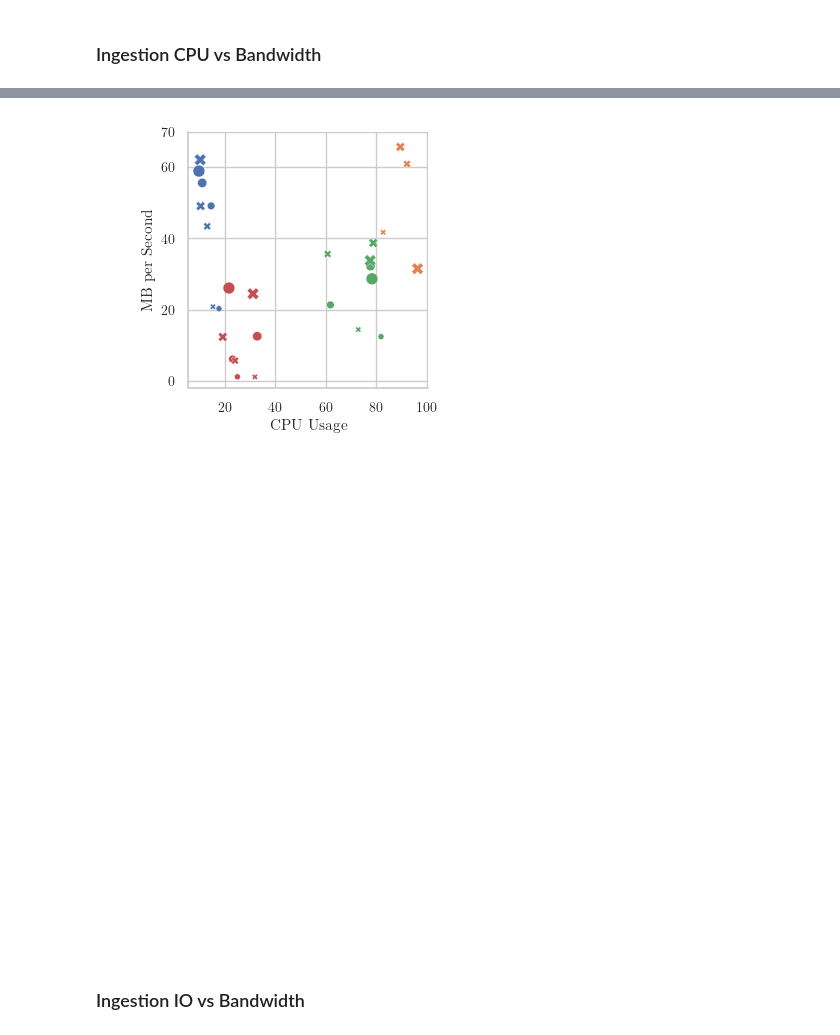
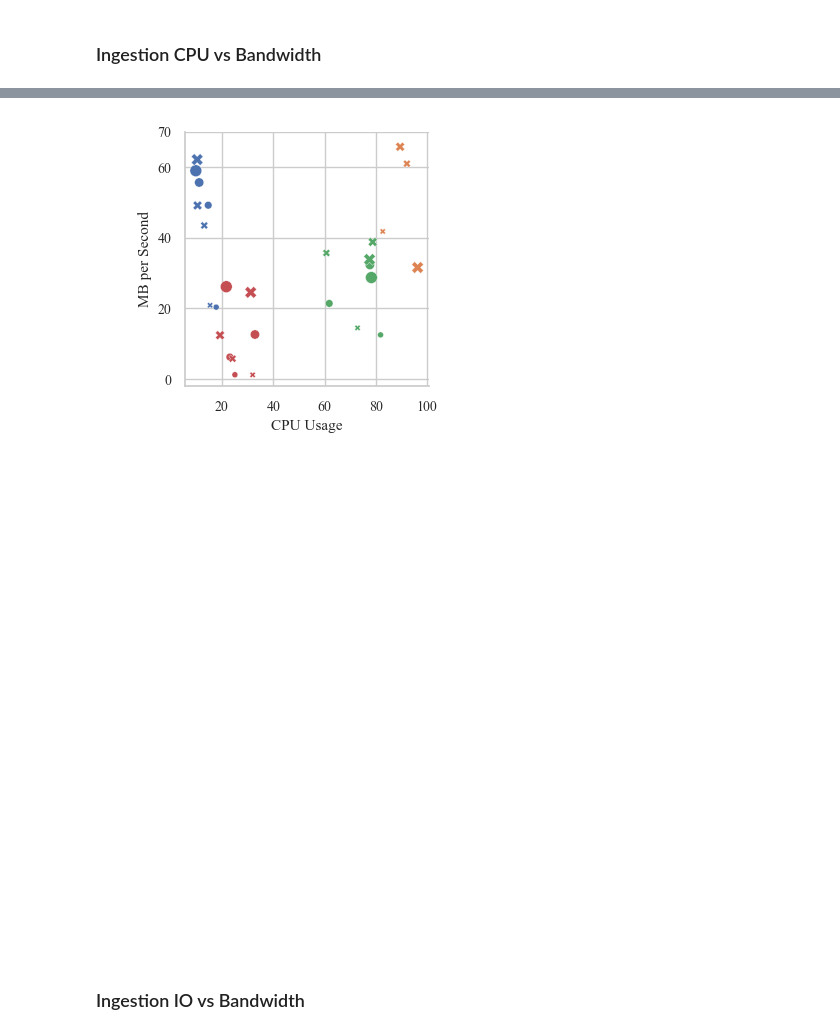
Before and after one commit to sandrosano/SciTS, a Jupyter notebook: Jupyter/!current__BenchmarkAnalysis_2025_3.ipynb, the cells around one changed output, grey strips where cells are left out. Cells and saved outputs as stored; diff of their text form; code cells hidden in the pictures.

```diff
--- a/Jupyter/!current__BenchmarkAnalysis_2025_3.ipynb
+++ b/Jupyter/!current__BenchmarkAnalysis_2025_3.ipynb
@@ -10,11 +10,12 @@
 # %%
 %matplotlib widget
 
-pathData = '/home/sandro/KIT/Messungen/Messung-Dec24/'
-path = '/home/sandro/Opi-Workspace/Paper-SciTS/newgraphs/'
+pathData = 'C:\\Users\\User\\kit-ipe-sciTS\\Messungen\\Messung-Dec24\\'
+path = 'C:\\Users\\User\\Workspace-PaperSciTS\\Paper-SciTS\\newgraphs\\'
 form = 'pdf'  # 'png' 'pdf' form
 formString = '.pdf'  # '.png' '.pdf' ''+formString
 
+import shutil
 import pandas as pd
 import numpy as np
 import plotly.express as px
@@ -46,11 +47,13 @@ sns.color_palette("deep")
 print(sns.color_palette("deep").as_hex())
 print("blue orange green red")
 
+latex_available = shutil.which("latex") is not None
 
 tex_fonts = {
-    # Use LaTeX to write all text
-    "text.usetex": True,
+    # Prefer LaTeX when available, otherwise fall back to Matplotlib mathtext.
+    "text.usetex": latex_available,
     "font.family": "Times New Roman",#"serif",
+    "mathtext.fontset": "stix",
     # Use 10pt font in plots, to match 10pt font in document
     "axes.labelsize": 10,
     "font.size": 8,
@@ -60,6 +63,10 @@ tex_fonts = {
     "ytick.labelsize": 8
 }
 
+if latex_available:
+    print("latex executable found; using LaTeX text rendering.")
+else:
+    print("latex executable not found; using Matplotlib mathtext instead.")
 
 # plt.rcParams['text.latex.preamble'] = r'\usepackage{libertine}'
 print(plt.rcParams["figure.dpi"] )
@@ -1303,10 +1303,35 @@ number_of_columns_local=2
 ratiolocal=1
 linelocal=0.25
 
+bandwidth_top = (
+    Combinded_ingestion.loc[
+        Combinded_ingestion["Mode"].str.contains("dedicated_")
+        & Combinded_ingestion.BatchSize.isin([15000])
+        & Combinded_ingestion.ClientsNumber.isin([128])
+    ]
+    .groupby(["System", "Amount_of_Values", "Regularity"], as_index=False)
+    .agg({
+        "MB_per_Sec": "max",
+        "CpuTotal": "max",
+        "DiskWriteBytes": "max",
+    })
+)
+
 plt.figure("BS5-15:CPU-vs-Bandwidth_top")
-iobm=sns.relplot(Combinded_ingestion.loc[Combinded_ingestion["Mode"].str.contains(
-    "dedicated_")&Combinded_ingestion.BatchSize.isin([15000]) &  Combinded_ingestion.ClientsNumber.isin([128]) ].groupby(["System", "Amount_of_Values","Regularity"], as_index=False).max({"MB_per_Sec"}).rename(columns={"CpuTotal":"Cpu Usage","MB_per_Sec":"MB per Second"}), kind="scatter", y="MB per Second", x="Cpu Usage", palette=paletteDB,hue="System", style="Regularity", size="Amount_of_Values"  ,legend=False,
-           linewidth=linelocal  , height=((pagewidth_in_forDpi100)/number_of_columns_local)/ratio , aspect=ratiolocal)
+iobm=sns.relplot(
+    bandwidth_top.rename(columns={"CpuTotal":"Cpu Usage","MB_per_Sec":"MB per Second"}),
+    kind="scatter",
+    y="MB per Second",
+    x="Cpu Usage",
+    palette=paletteDB,
+    hue="System",
+    style="Regularity",
+    size="Amount_of_Values",
+    legend=False,
+    linewidth=linelocal,
+    height=((pagewidth_in_forDpi100)/number_of_columns_local)/ratio,
+    aspect=ratiolocal,
+    )
 plt.xscale("linear")
 plt.yscale("linear")
 plt.ylim(top=70)
@@ -1322,9 +1347,26 @@ plt.close()
 
 
 plt.figure("BS5-15:CPU-vs-Bandwidth_top")
-iobm=sns.relplot(Combinded_ingestion.loc[Combinded_ingestion["Mode"].str.contains(
-    "dedicated_")&Combinded_ingestion.BatchSize.isin([15000]) &  Combinded_ingestion.ClientsNumber.isin([128]) ].groupby(["System", "Amount_of_Values","Regularity"], as_index=False).max({"MB_per_Sec"}).assign(DiskWriteMB=lambda x: x.DiskWriteBytes/1000000).rename(columns={"CpuTotal":"Cpu Usage","MB_per_Sec":"MB per Second", "DiskWriteMB":"Disk Bandwidth Usage, MB/s"}), kind="scatter", y="MB per Second", x="Disk Bandwidth Usage, MB/s", palette=paletteDB,hue="System", style="Regularity", size="Amount_of_Values" , legend=False,
-            linewidth=linelocal  , height=((pagewidth_in_forDpi100)/number_of_columns_local)/ratio , aspect=ratiolocal)
+iobm=sns.relplot(
+    bandwidth_top.assign(DiskWriteMB=lambda x: x.DiskWriteBytes/1000000).rename(
+        columns={
+            "CpuTotal":"Cpu Usage",
+            "MB_per_Sec":"MB per Second",
+            "DiskWriteMB":"Disk Bandwidth Usage, MB/s",
+        }
+    ),
+    kind="scatter",
+    y="MB per Second",
+    x="Disk Bandwidth Usage, MB/s",
+    palette=paletteDB,
+    hue="System",
+    style="Regularity",
+    size="Amount_of_Values",
+    legend=False,
+    linewidth=linelocal,
+    height=((pagewidth_in_forDpi100)/number_of_columns_local)/ratio,
+    aspect=ratiolocal,
+    )
 plt.xscale("log")
 plt.yscale("linear")
 plt.ylim(top=70)
@@ -1343,9 +1385,20 @@ plt.close()
 
 
 plt.figure("BS5-15:CPU-vs-Bandwidth_top")
-iobm=sns.relplot(Combinded_ingestion.loc[Combinded_ingestion["Mode"].str.contains(
-    "dedicated_")&Combinded_ingestion.BatchSize.isin([15000]) &  Combinded_ingestion.ClientsNumber.isin([128]) ].groupby(["System", "Amount_of_Values","Regularity"], as_index=False).max({"MB_per_Sec"}).rename(columns={"CpuTotal":"CPU Usage","MB_per_Sec":"MB per Second"}), kind="scatter", y="MB per Second", x="CPU Usage", palette=paletteDB,hue="System", style="Regularity", size="Amount_of_Values"  ,legend=True,
-           linewidth=linelocal  , height=((pagewidth_in_forDpi100)/number_of_columns_local)/ratio , aspect=ratiolocal)
+iobm=sns.relplot(
+    bandwidth_top.rename(columns={"CpuTotal":"CPU Usage","MB_per_Sec":"MB per Second"}),
+    kind="scatter",
+    y="MB per Second",
+    x="CPU Usage",
+    palette=paletteDB,
+    hue="System",
+    style="Regularity",
+    size="Amount_of_Values",
+    legend=True,
+    linewidth=linelocal,
+    height=((pagewidth_in_forDpi100)/number_of_columns_local)/ratio,
+    aspect=ratiolocal,
+    )
 plt.xscale("linear")
 plt.yscale("linear")
 plt.ylim(top=70)
@@ -1390,4 +1443,4 @@ plt.rcParams['axes.labelsize'] = 10
-[figure, old version]
+[figure, new version]
 [figure]
 # %% [markdown]
 ### Ingestion IO vs Bandwidth
```
Also changed, not shown: parts of 22 cells of this notebook.
